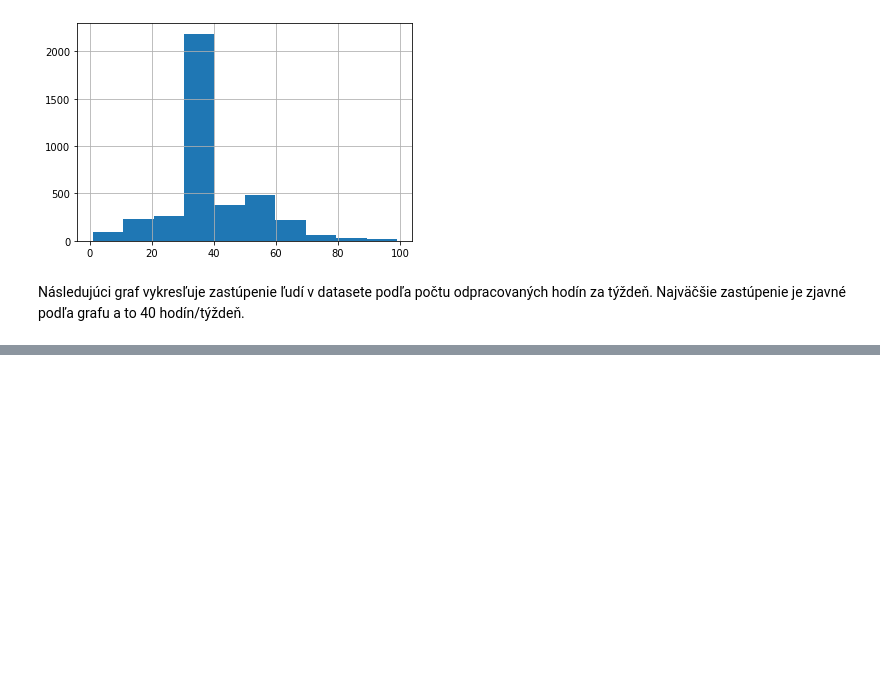
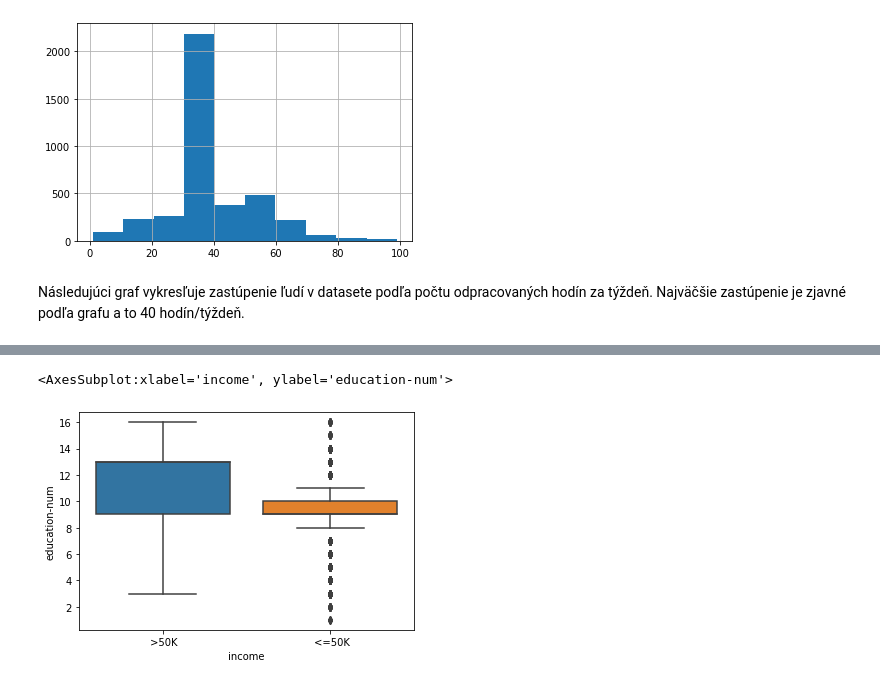
Before and after one commit to SzMatej/IAU_2020-2021, a Jupyter notebook: Project.ipynb, the cells around one changed output, grey strips where cells are left out. Cells and saved outputs as stored; diff of their text form; code cells hidden in the pictures; blank space fills up the shorter version.

```diff
--- a/Project.ipynb
+++ b/Project.ipynb
@@ -225,0 +249,5 @@ Následujúci graf vykresľuje zastúpenie ľudí v datasete podľa počtu odpra
+# %%
+sns.boxplot('income', 'education-num', data=train)
+# %% [output]
+<AxesSubplot:xlabel='income', ylabel='education-num'>
+[figure, added]
```
Also changed, not shown: parts of 20 cells of this notebook.
